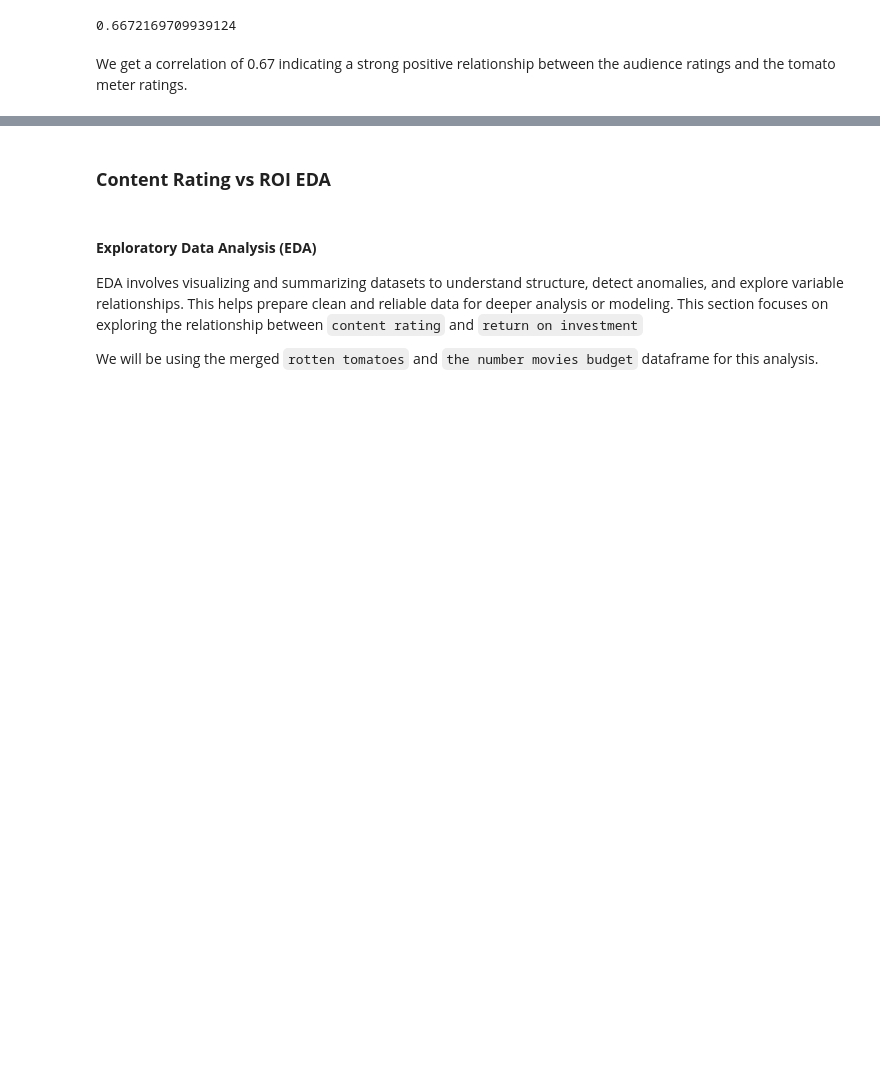
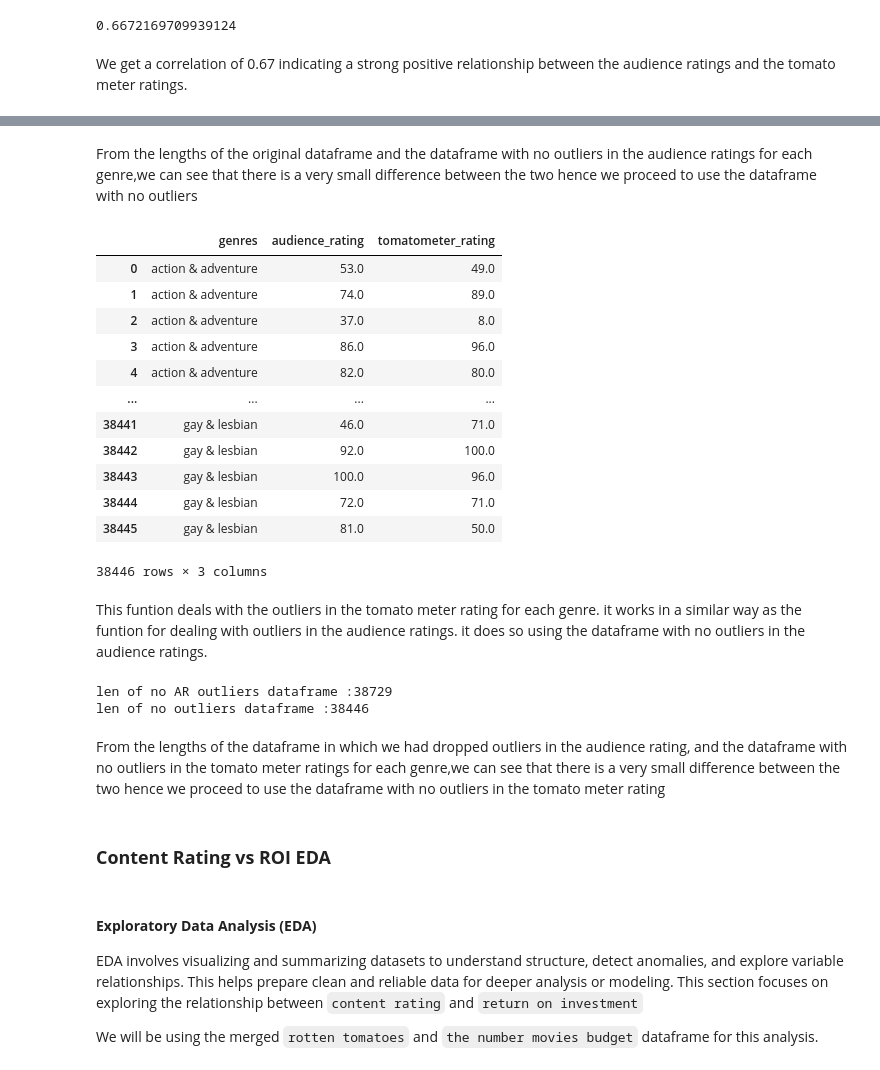
Before and after one commit to Tdoggie/phase-2-project, a Jupyter notebook: index.ipynb, the cells around one changed output, grey strips where cells are left out. Cells and saved outputs as stored; diff of their text form; code cells hidden in the pictures; blank space fills up the shorter version.

```diff
--- a/index.ipynb
+++ b/index.ipynb
@@ -812,3 +871,62 @@ We get a correlation of 0.67 indicating a strong positive relationship between t
+# %% [markdown]
+From the lengths of the original dataframe and the dataframe with no outliers in the audience ratings for each genre,we can see that there is a very small difference between the two hence we proceed to use the dataframe with no outliers
+# %%
+# extract df with no outliers in the tomato meter ratings
+def detect_TM_outliers(df=cleaned_df1, tm_col='tomatometer_rating', group_col='genres'):
+    """
+    Detects and removes ROI outliers within each content rating group using the IQR method.
+
+    Returns:
+    - cleaned_df: DataFrame with outliers removed.
+    - outliers_df: DataFrame containing only the outliers.
+    """
+    cleaned_rows = []
+    outlier_rows = []
+
+    for category in df[group_col].unique():
+        group = df[df[group_col] == category]
+        Q1 = group[tm_col].quantile(0.25)
+        Q3 = group[tm_col].quantile(0.75)
+        IQR = Q3 - Q1
+        lower_bound = Q1 - 1.5 * IQR
+        upper_bound = Q3 + 1.5 * IQR
+
+        # Filter inliers and outliers
+        inliers = group[(group[tm_col] >= lower_bound) & (group[tm_col] <= upper_bound)]
+        outliers = group[(group[tm_col] < lower_bound) | (group[tm_col] > upper_bound)]
+
+        cleaned_rows.append(inliers)
+        outlier_rows.append(outliers)
+
+
+    cleaned_tm_df = pd.concat(cleaned_rows).reset_index(drop=True)
+    return cleaned_tm_df
+cleaned_tm_df=detect_TM_outliers()
+cleaned_tm_df
+# %% [output]
+|  | genres | audience_rating | tomatometer_rating |
+| 0 | action & adventure | 53.0 | 49.0 |
+| 1 | action & adventure | 74.0 | 89.0 |
+| 2 | action & adventure | 37.0 | 8.0 |
+| 3 | action & adventure | 86.0 | 96.0 |
+| 4 | action & adventure | 82.0 | 80.0 |
+| ... | ... | ... | ... |
+| 38441 | gay & lesbian | 46.0 | 71.0 |
+| 38442 | gay & lesbian | 92.0 | 100.0 |
+| 38443 | gay & lesbian | 100.0 | 96.0 |
+| 38444 | gay & lesbian | 72.0 | 71.0 |
+| 38445 | gay & lesbian | 81.0 | 50.0 |
+38446 rows × 3 columns
+# %% [markdown]
+This funtion deals with the outliers in the tomato meter rating for each genre. it works in a similar way as the funtion for dealing with outliers in the audience ratings. it does so using the dataframe with no outliers  in the audience ratings.
+# %%
+print(f"len of no AR outliers dataframe :{len(cleaned_df1)}")
+print(f"len of no outliers dataframe :{len(cleaned_tm_df)}")
+# %% [output]
+len of no AR outliers dataframe :38729
+len of no outliers dataframe :38446
+# %% [markdown]
+From the lengths of the dataframe in which we had dropped outliers in the audience rating, and the dataframe with no outliers in the tomato meter  ratings for each genre,we can see that there is a very small difference between the two hence we proceed to use the dataframe with no outliers in the tomato meter rating
 # %% [markdown]
 ### **Content Rating vs ROI EDA**
 # %% [markdown]
```
Also changed, not shown: parts of 5 cells of this notebook.
